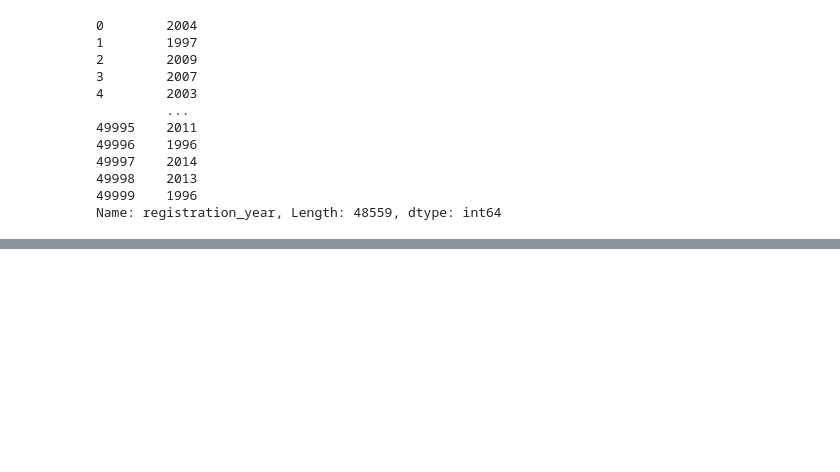
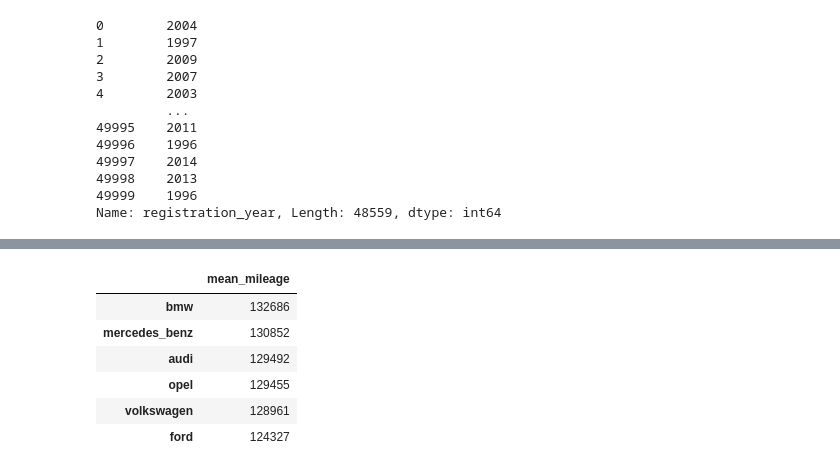
Before and after one commit to dev-alissonalves/data-scientist-dataquest, a Jupyter notebook: part02 - data_analysis_and_visualization/4-data_cleaning_basics/project-04/Guided Project: Exploring eBay Car Sales Data.ipynb, the cells around one changed output, grey strips where cells are left out. Saved outputs shown, nothing was run; the diff lists cells and outputs as text; code cells hidden in the pictures; blank space fills up the shorter version.

```diff
--- a/part02 - data_analysis_and_visualization/4-data_cleaning_basics/project-04/Guided Project: Exploring eBay Car Sales Data.ipynb
+++ b/part02 - data_analysis_and_visualization/4-data_cleaning_basics/project-04/Guided Project: Exploring eBay Car Sales Data.ipynb
@@ -245,0 +288,11 @@ Name: registration_year, Length: 48559, dtype: int64
+# %%
+brand_info = pd.DataFrame(mean_mileage,columns=['mean_mileage'])
+brand_info
+# %% [output]
+|  | mean_mileage |
+| bmw | 132686 |
+| mercedes_benz | 130852 |
+| audi | 129492 |
+| opel | 129455 |
+| volkswagen | 128961 |
+| ford | 124327 |
```
Also changed, not shown: parts of 9 cells of this notebook.
